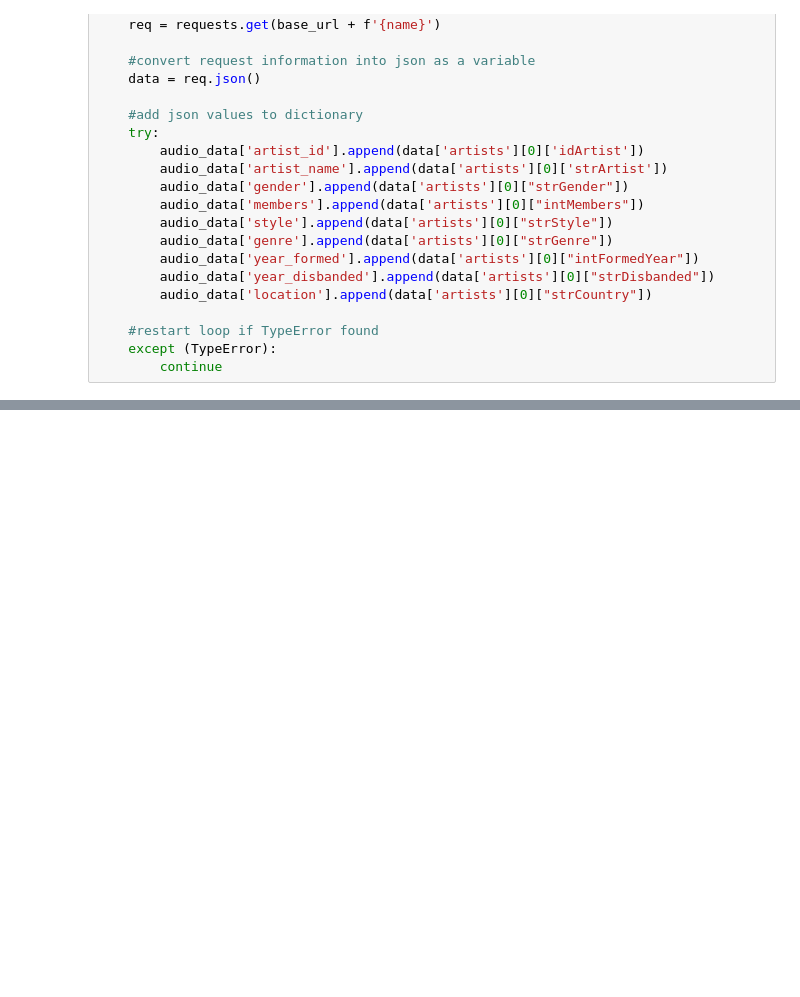
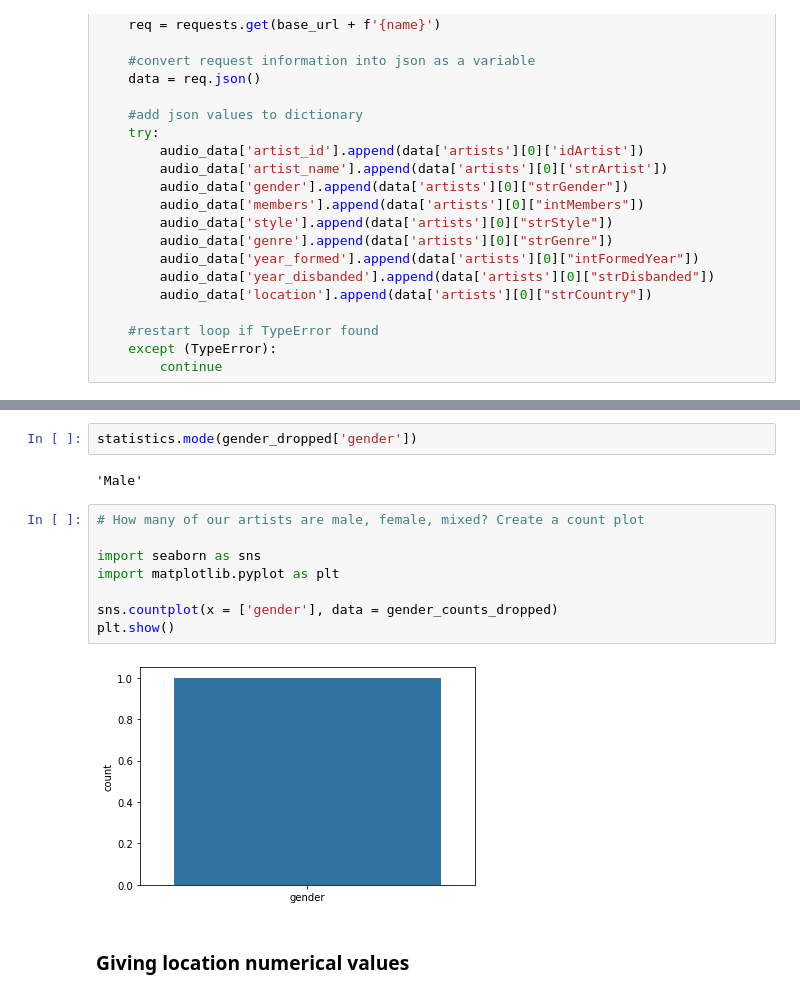
Before and after one commit to existentialplantperson/Week_08_COVID_analysis, a Jupyter notebook: Angela_Workbook.ipynb, the cells around one changed output, grey strips where cells are left out. Drawn from its saved outputs; the diff is of its cells as text; blank space fills up the shorter version.

```diff
--- a/Angela_Workbook.ipynb
+++ b/Angela_Workbook.ipynb
@@ -507 +532,17 @@ Mixed     0.04
 Name: gender, dtype: float64
+# %%
+statistics.mode(gender_dropped['gender'])
+# %% [output]
+'Male'
+# %%
+# How many of our artists are male, female, mixed? Create a count plot
+
+import seaborn as sns
+import matplotlib.pyplot as plt
+
+sns.countplot(x = ['gender'], data = gender_counts_dropped)
+plt.show()
+# %% [output]
+[figure, added]
+# %% [markdown]
+### Giving location numerical values
```
Also changed, not shown: parts of 42 cells of this notebook.
